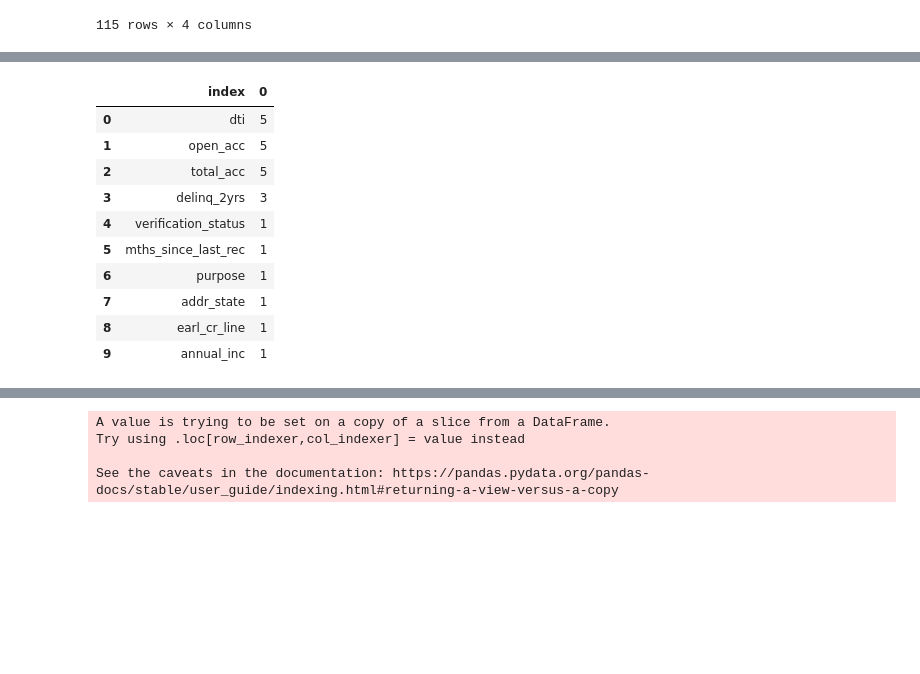
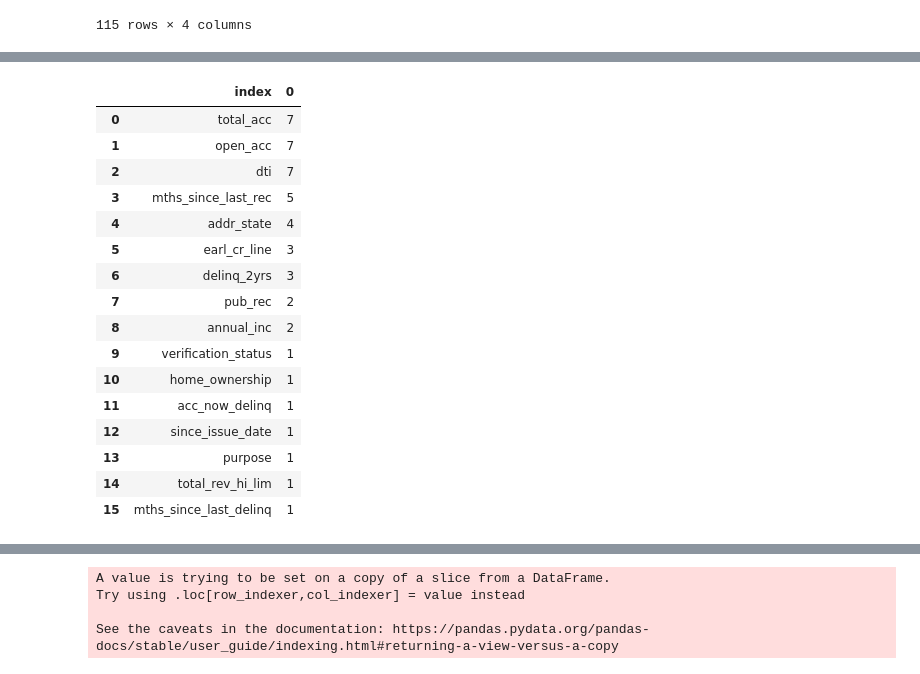
Before and after one commit to EmilSeyfullayev/Credit_Risk_Modeling_in_Python, a Jupyter notebook: Modeling.ipynb, the cells around one changed output, grey strips where cells are left out. Saved outputs shown, nothing was run; the diff lists cells and outputs as text; code cells hidden in the pictures; blank space fills up the shorter version.

```diff
--- a/Modeling.ipynb
+++ b/Modeling.ipynb
@@ -84,5 +117,5 @@ y_test = train['good_loan']
 # %%
-lg = LogisticRegression()
+lg = LogisticRegression_with_p_values()
 # %%
 lg.fit(X_train, y_train)
 # %% [output]
@@ -211,5 +210,5 @@ plt.matshow(train.corr())
 # %%
-p_values = reg.p_values
+p_values = lg.p_values
 print(len(p_values))
 p_values[:5]
 # %% [output]
@@ -252,24 +271,30 @@ summary_table
 # %%
 vars_not_significant = []
 
 for index, value in enumerate(summary_table['p_values']):
-  if value>0.5:
+  if value>0.05:
     vars_not_significant.append(summary_table.iloc[index]['main_name_of_var'])
 
 insignificant_vars = pd.Series(vars_not_significant).value_counts().reset_index()
 insignificant_vars
 # %% [output]
 |  | index | 0 |
-| 0 | dti | 5 |
-| 1 | open_acc | 5 |
-| 2 | total_acc | 5 |
-| 3 | delinq_2yrs | 3 |
-| 4 | verification_status | 1 |
-| 5 | mths_since_last_rec | 1 |
-| 6 | purpose | 1 |
-| 7 | addr_state | 1 |
-| 8 | earl_cr_line | 1 |
-| 9 | annual_inc | 1 |
+| 0 | total_acc | 7 |
+| 1 | open_acc | 7 |
+| 2 | dti | 7 |
+| 3 | mths_since_last_rec | 5 |
+| 4 | addr_state | 4 |
+| 5 | earl_cr_line | 3 |
+| 6 | delinq_2yrs | 3 |
+| 7 | pub_rec | 2 |
+| 8 | annual_inc | 2 |
+| 9 | verification_status | 1 |
+| 10 | home_ownership | 1 |
+| 11 | acc_now_delinq | 1 |
+| 12 | since_issue_date | 1 |
+| 13 | purpose | 1 |
+| 14 | total_rev_hi_lim | 1 |
+| 15 | mths_since_last_delinq | 1 |
 # %%
 count_of_main_vars = summary_table['main_name_of_var'].value_counts().reset_index()
 count_of_main_vars_needed = count_of_main_vars[count_of_main_vars['index'].isin(list(insignificant_vars['index']))]
```
Also changed, not shown: parts of 37 cells of this notebook.
